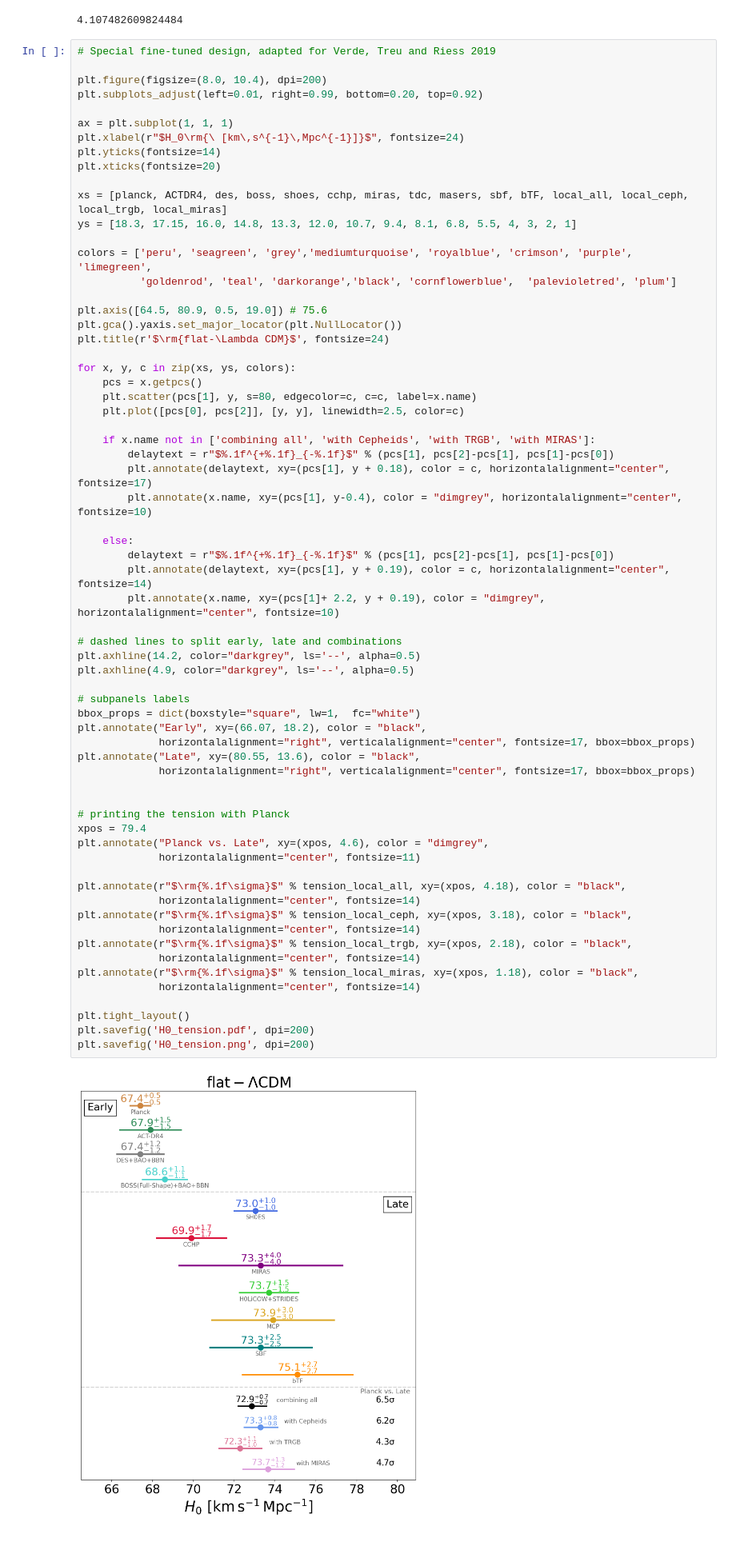
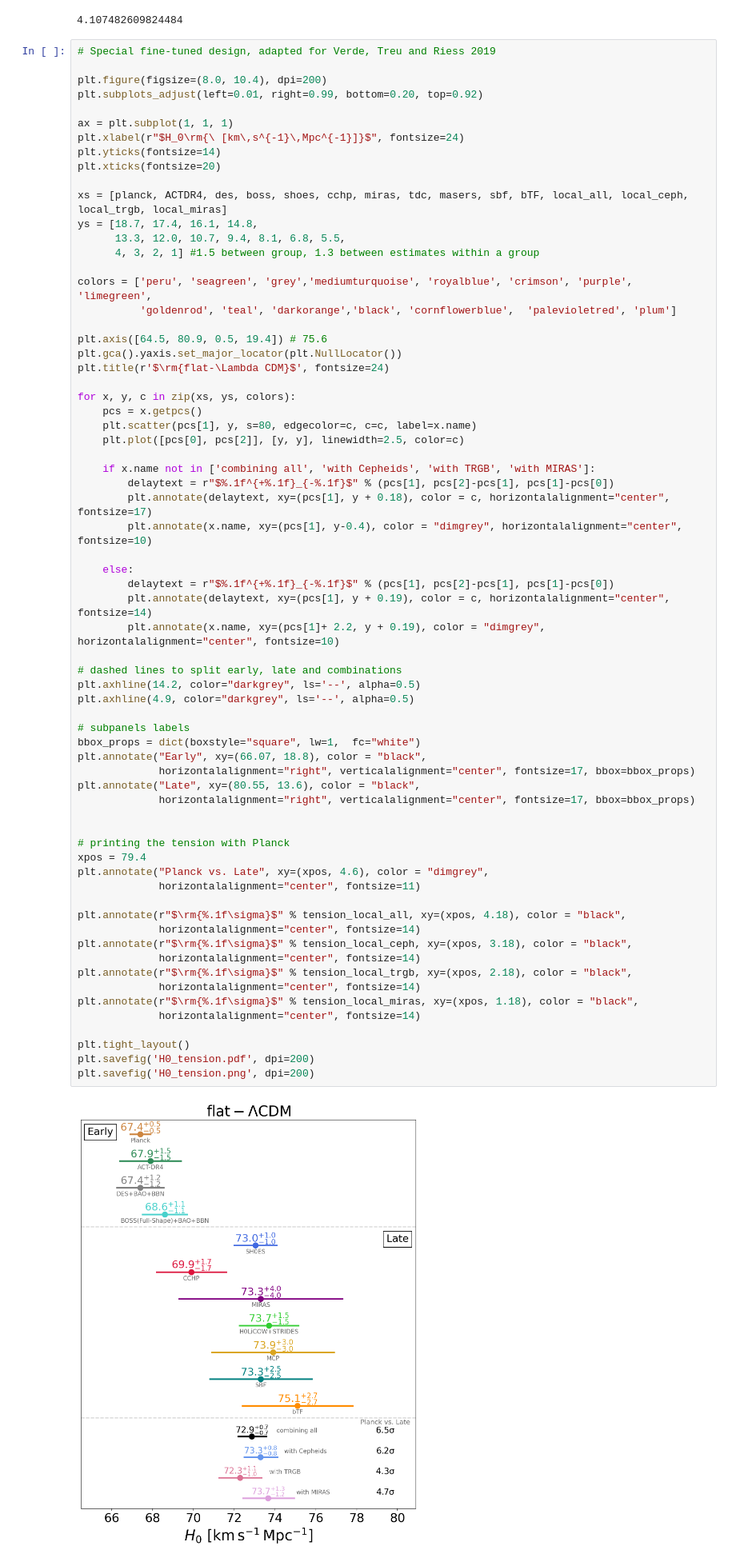
Before and after one commit to shsuyu/H0LiCOW-public, a Jupyter notebook: H0_tension_plots/H0_tension.ipynb, the cells around one changed output. Shown at 80% size. Saved outputs shown, nothing was run; the diff lists cells and outputs as text.

```diff
--- a/H0_tension_plots/H0_tension.ipynb
+++ b/H0_tension_plots/H0_tension.ipynb
@@ -52,12 +52,14 @@ plt.yticks(fontsize=14)
 plt.xticks(fontsize=20)
 
 xs = [planck, ACTDR4, des, boss, shoes, cchp, miras, tdc, masers, sbf, bTF, local_all, local_ceph, local_trgb, local_miras]
-ys = [18.3, 17.15, 16.0, 14.8, 13.3, 12.0, 10.7, 9.4, 8.1, 6.8, 5.5, 4, 3, 2, 1]
+ys = [18.7, 17.4, 16.1, 14.8,
+      13.3, 12.0, 10.7, 9.4, 8.1, 6.8, 5.5,
+      4, 3, 2, 1] #1.5 between group, 1.3 between estimates within a group
 
 colors = ['peru', 'seagreen', 'grey','mediumturquoise', 'royalblue', 'crimson', 'purple', 'limegreen',
           'goldenrod', 'teal', 'darkorange','black', 'cornflowerblue',  'palevioletred', 'plum']
 
-plt.axis([64.5, 80.9, 0.5, 19.0]) # 75.6
+plt.axis([64.5, 80.9, 0.5, 19.4]) # 75.6
 plt.gca().yaxis.set_major_locator(plt.NullLocator())
 plt.title(r'$\rm{flat-\Lambda CDM}$', fontsize=24)
 
@@ -78,32 +80,32 @@ for x, y, c in zip(xs, ys, colors):
 
 # dashed lines to split early, late and combinations
 plt.axhline(14.2, color="darkgrey", ls='--', alpha=0.5)
 plt.axhline(4.9, color="darkgrey", ls='--', alpha=0.5)
 
 # subpanels labels
 bbox_props = dict(boxstyle="square", lw=1,  fc="white")
-plt.annotate("Early", xy=(66.07, 18.2), color = "black",
+plt.annotate("Early", xy=(66.07, 18.8), color = "black",
              horizontalalignment="right", verticalalignment="center", fontsize=17, bbox=bbox_props)
 plt.annotate("Late", xy=(80.55, 13.6), color = "black",
              horizontalalignment="right", verticalalignment="center", fontsize=17, bbox=bbox_props)
 
 
 # printing the tension with Planck
 xpos = 79.4
 plt.annotate("Planck vs. Late", xy=(xpos, 4.6), color = "dimgrey",
              horizontalalignment="center", fontsize=11)
 
 plt.annotate(r"$\rm{%.1f\sigma}$" % tension_local_all, xy=(xpos, 4.18), color = "black",
              horizontalalignment="center", fontsize=14)
 plt.annotate(r"$\rm{%.1f\sigma}$" % tension_local_ceph, xy=(xpos, 3.18), color = "black",
              horizontalalignment="center", fontsize=14)
 plt.annotate(r"$\rm{%.1f\sigma}$" % tension_local_trgb, xy=(xpos, 2.18), color = "black",
              horizontalalignment="center", fontsize=14)
 plt.annotate(r"$\rm{%.1f\sigma}$" % tension_local_miras, xy=(xpos, 1.18), color = "black",
              horizontalalignment="center", fontsize=14)
 
 plt.tight_layout()
 plt.savefig('H0_tension.pdf', dpi=200)
 plt.savefig('H0_tension.png', dpi=200)
 # %% [output]
-[figure, old version]
+[figure, new version]
```
Also changed, not shown: 2 other files.
